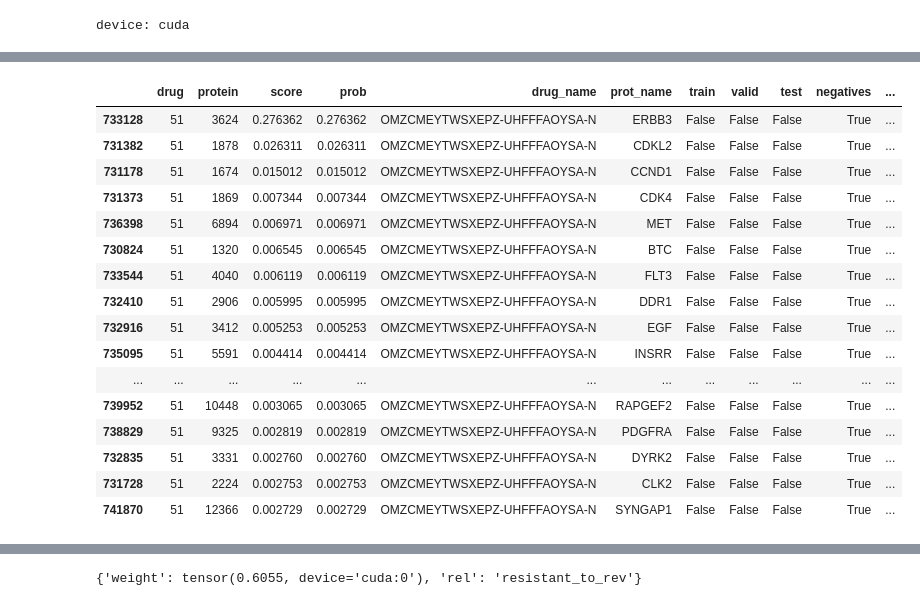
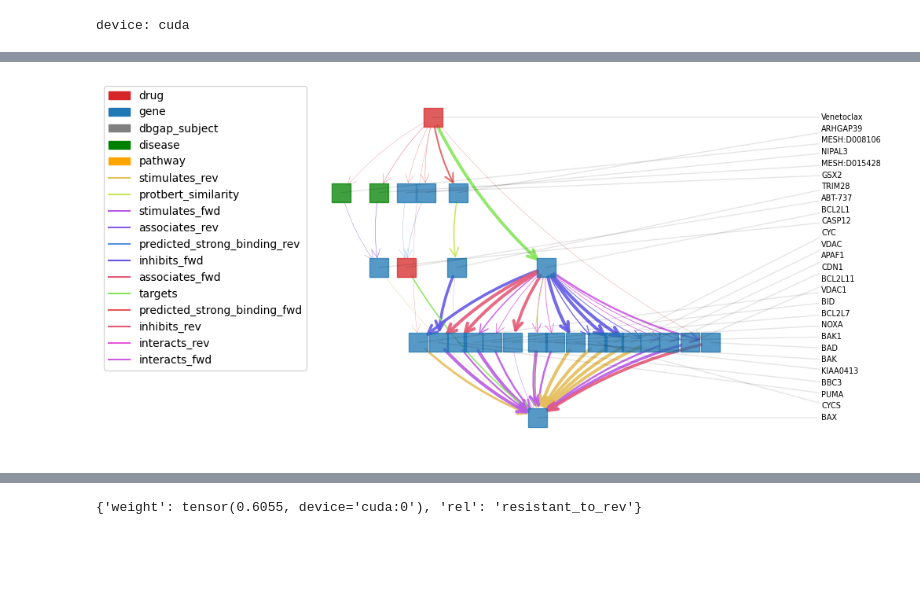
Before and after one commit to biodev/TKG-DTI, a Jupyter notebook: notebooks/interpretation_of_dtis.ipynb, the cells around one changed output, grey strips where cells are left out. Saved outputs shown, nothing was run; the diff lists cells and outputs as text; code cells hidden in the pictures; blank space fills up the shorter version.

```diff
--- a/notebooks/_interpret.ipynb
+++ b/notebooks/interpretation_of_dtis.ipynb
@@ -106,7 +109,7 @@ class TKGExplainer():
 
 
 
-    def explain(self, drug_name, prot_name, edge_size=5e-4, epochs=250, lr=1e-2, topK=50, relation=('drug', 'targets', 'gene')):
+    def explain(self, drug_name, prot_name, edge_size=5e-4, epochs=250, lr=1e-2, topK=50, relation=('drug', 'targets', 'gene'), use_cuda=True):
 
         drug_ntype, dti_relation, prot_ntype = relation
 
@@ -124,7 +127,7 @@ class TKGExplainer():
         assert ((homo_obs.edge_index[0][dti_edge_mask] == homo_drug_idx) & (homo_obs.edge_index[1][dti_edge_mask] == homo_prot_idx)).sum() == 0, 'There exists a DTI edge for this drug->protein, if explaining a training set, make sure to remove the relevant edge first'
         ###########################################################################################
 
-        device = 'cuda' if torch.cuda.is_available() else 'cpu'
+        device = 'cuda' if (torch.cuda.is_available() and use_cuda) else 'cpu'
         model = copy.deepcopy(self.model).to(device)
         model.eval()
 
@@ -173,7 +176,7 @@ import numpy as np
 import matplotlib.patches as mpatches
 import matplotlib.lines as mlines
 
-def plot_explanation(expl, node_labels_on_right=False, only_plot_paths=True, node2name={}):
+def plot_explanation(expl, node_labels_on_right=False, only_plot_paths=True, node2name={}, node_label_spacing_magic=0.66):
     """
     Plots the subgraph in 'expl' (a HeteroData explanation object) as a colored NetworkX graph.
 
@@ -355,7 +358,7 @@ def plot_explanation(expl, node_labels_on_right=False, only_plot_paths=True, nod
 
         n_nodes = len(sorted_node_names)
         if n_nodes > 1:
-            node_label_spacing = 0.66 * (vertical_extent / (n_nodes - 1))
+            node_label_spacing = node_label_spacing_magic * (vertical_extent / (n_nodes - 1))
         else:
             node_label_spacing = 0.1
 
@@ -406,21 +414,8 @@ def plot_explanation(expl, node_labels_on_right=False, only_plot_paths=True, nod
+# %%
+expl = TKGExplainer(model, data)
+explanation = expl.explain('LQBVNQSMGBZMKD-UHFFFAOYSA-N', 'BAX', topK=100, lr=1e-2, epochs=500, edge_size=7e-4, use_cuda=True)
 # %%
 inchi2name = {'drug': pd.read_csv('/home/teddy/local/TKG-DTI/extdata/meta/targetome__drug_targets_gene.csv')[['inhibitor', 'inchikey']].drop_duplicates().set_index('inchikey').to_dict()['inhibitor']}
-preds[lambda x: x.negatives & (x.inhibitor == 'Canertinib (CI-1033)')].sort_values('prob', ascending=False).head(25)
+G = plot_explanation(explanation, node_labels_on_right=True, only_plot_paths=True, node2name=inchi2name, node_label_spacing_magic=1.0)
 # %% [output]
-|  | drug | protein | score | prob | drug_name | prot_name | train | valid | test | negatives | ... |
-| 733128 | 51 | 3624 | 0.276362 | 0.276362 | OMZCMEYTWSXEPZ-UHFFFAOYSA-N | ERBB3 | False | False | False | True | ... |
-| 731382 | 51 | 1878 | 0.026311 | 0.026311 | OMZCMEYTWSXEPZ-UHFFFAOYSA-N | CDKL2 | False | False | False | True | ... |
-| 731178 | 51 | 1674 | 0.015012 | 0.015012 | OMZCMEYTWSXEPZ-UHFFFAOYSA-N | CCND1 | False | False | False | True | ... |
-| 731373 | 51 | 1869 | 0.007344 | 0.007344 | OMZCMEYTWSXEPZ-UHFFFAOYSA-N | CDK4 | False | False | False | True | ... |
-| 736398 | 51 | 6894 | 0.006971 | 0.006971 | OMZCMEYTWSXEPZ-UHFFFAOYSA-N | MET | False | False | False | True | ... |
-| 730824 | 51 | 1320 | 0.006545 | 0.006545 | OMZCMEYTWSXEPZ-UHFFFAOYSA-N | BTC | False | False | False | True | ... |
-| 733544 | 51 | 4040 | 0.006119 | 0.006119 | OMZCMEYTWSXEPZ-UHFFFAOYSA-N | FLT3 | False | False | False | True | ... |
-| 732410 | 51 | 2906 | 0.005995 | 0.005995 | OMZCMEYTWSXEPZ-UHFFFAOYSA-N | DDR1 | False | False | False | True | ... |
-| 732916 | 51 | 3412 | 0.005253 | 0.005253 | OMZCMEYTWSXEPZ-UHFFFAOYSA-N | EGF | False | False | False | True | ... |
-| 735095 | 51 | 5591 | 0.004414 | 0.004414 | OMZCMEYTWSXEPZ-UHFFFAOYSA-N | INSRR | False | False | False | True | ... |
-| ... | ... | ... | ... | ... | ... | ... | ... | ... | ... | ... | ... |
-| 739952 | 51 | 10448 | 0.003065 | 0.003065 | OMZCMEYTWSXEPZ-UHFFFAOYSA-N | RAPGEF2 | False | False | False | True | ... |
-| 738829 | 51 | 9325 | 0.002819 | 0.002819 | OMZCMEYTWSXEPZ-UHFFFAOYSA-N | PDGFRA | False | False | False | True | ... |
-| 732835 | 51 | 3331 | 0.002760 | 0.002760 | OMZCMEYTWSXEPZ-UHFFFAOYSA-N | DYRK2 | False | False | False | True | ... |
-| 731728 | 51 | 2224 | 0.002753 | 0.002753 | OMZCMEYTWSXEPZ-UHFFFAOYSA-N | CLK2 | False | False | False | True | ... |
-| 741870 | 51 | 12366 | 0.002729 | 0.002729 | OMZCMEYTWSXEPZ-UHFFFAOYSA-N | SYNGAP1 | False | False | False | True | ... |
+[figure, added]
```
Also changed, not shown: parts of 6 cells of this notebook, 29 other files.
